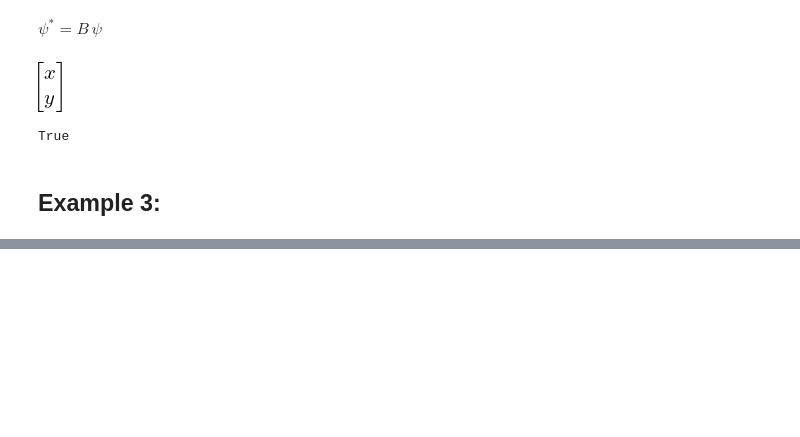
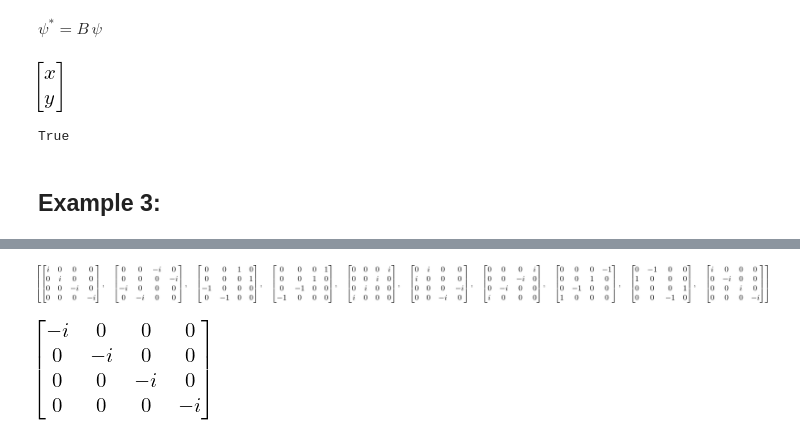
Before and after one commit to lucacassia/clifford, a Jupyter notebook: clifford.ipynb, the cells around one changed output, grey strips where cells are left out. Saved outputs shown, nothing was run; the diff lists cells and outputs as text; code cells hidden in the pictures; blank space fills up the shorter version.

```diff
--- a/clifford.ipynb
+++ b/clifford.ipynb
@@ -400,0 +401,15 @@ signature
+# %%
+bivectors = [];
+for i in range(0, len(gamma)):
+    for j in range(0, i):
+        bivectors.append(gamma[j]*gamma[i])
+bivectors
+# %% [output]
+[figure, added]
+# %%
+pseudoscalar = 1;
+for i in range(0, len(gamma)):
+    pseudoscalar *= gamma[i]
+pseudoscalar
+# %% [output]
+[figure, added]
```
Also changed, not shown: parts of 5 cells of this notebook.
